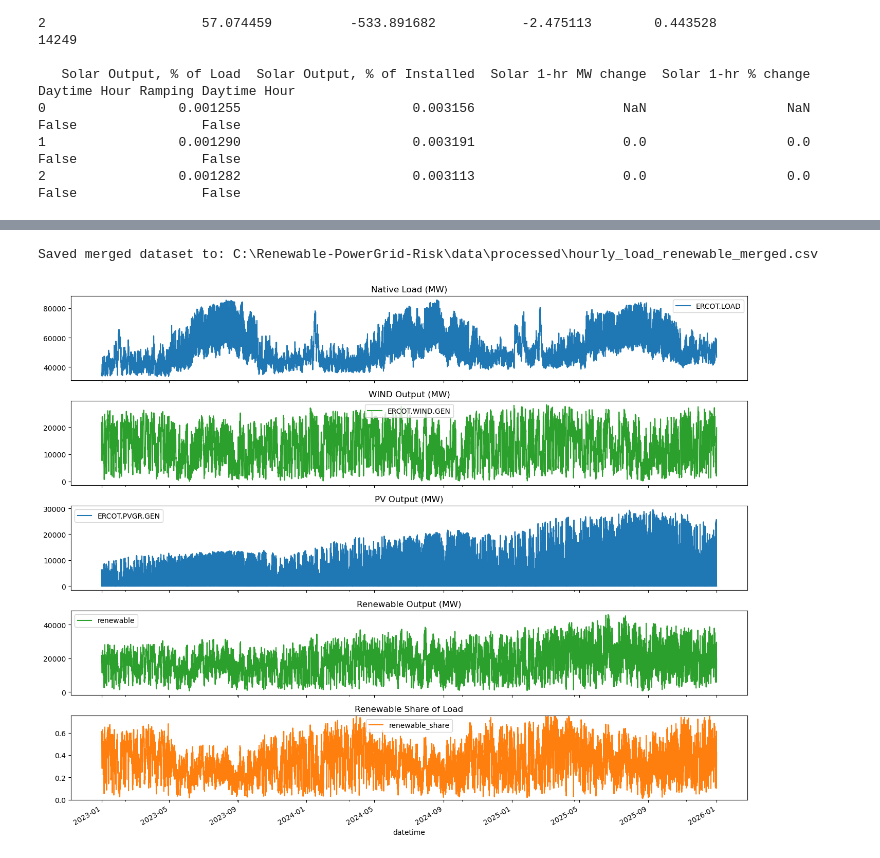
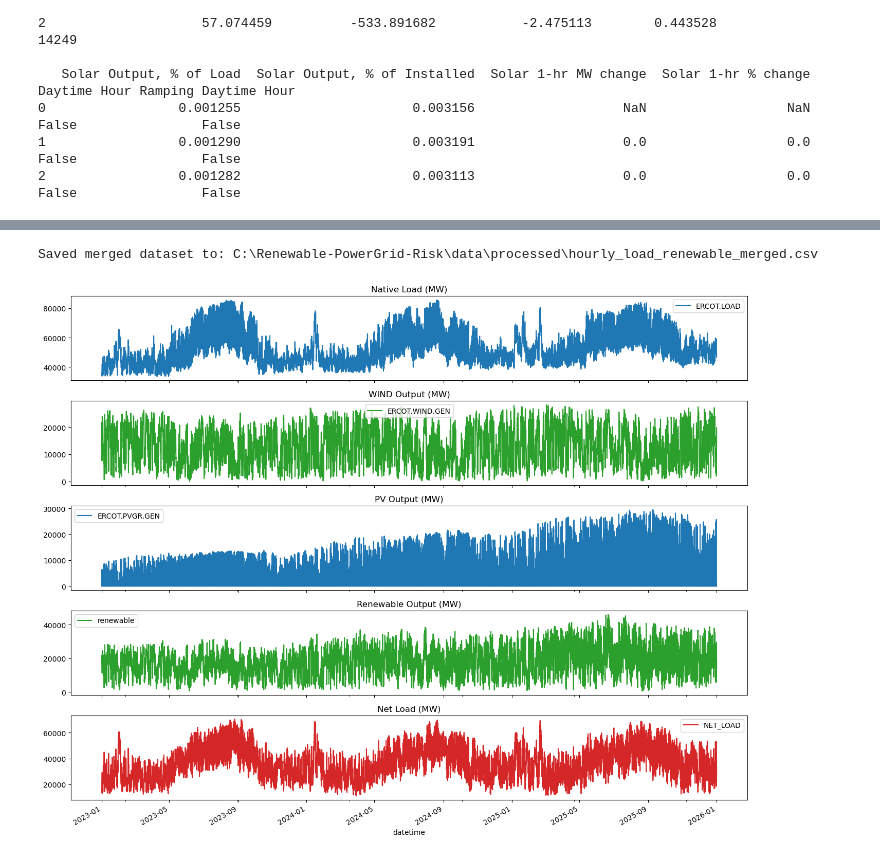
Before and after one commit to kylezlin-hub/Renewable-PowerGrid-Risk, a Jupyter notebook: notebooks/data_exploration.ipynb, the cells around one changed output, grey strips where cells are left out. Saved outputs shown, nothing was run; the diff lists cells and outputs as text; code cells hidden in the pictures.

```diff
--- a/notebooks/data_exploration.ipynb
+++ b/notebooks/data_exploration.ipynb
@@ -110,6 +94,7 @@ df['hour'] = df['datetime'].dt.hour
 df['month'] = df['datetime'].dt.month
 df['renewable']= (df['ERCOT.WIND.GEN'] + df['ERCOT.PVGR.GEN'])
 df['renewable_share'] = df['renewable'] / df['ERCOT.LOAD']
+df['NET_LOAD'] = df['ERCOT.LOAD'] - df['renewable']
 
 display(df.describe(include='all', datetime_is_numeric=True).T)
 
@@ -118,8 +103,8 @@ df.plot(x='datetime', y='ERCOT.LOAD', ax=axes[0], title='Native Load (MW)')
 df.plot(x='datetime', y='ERCOT.WIND.GEN', ax=axes[1], title='WIND Output (MW)', color='tab:green')
 df.plot(x='datetime', y='ERCOT.PVGR.GEN', ax=axes[2], title='PV Output (MW)', color='tab:blue')
 df.plot(x='datetime', y='renewable', ax=axes[3], title='Renewable Output (MW)', color='tab:green')
-df.plot(x='datetime', y='renewable_share', ax=axes[4], title='Renewable Share of Load', color='tab:orange')
-axes[4].set_ylim(0, min(1.2, np.nanmax(df['renewable_share']) if len(df) else 1.0))
+df.plot(x='datetime', y='NET_LOAD', ax=axes[4], title='Net Load (MW)', color='tab:red')
+#axes[4].set_ylim(0, min(1.2, np.nanmax(df['NET_LOAD']) if len(df) else 1.0))
 plt.tight_layout()
 
 out_path = PROCESSED_DIR / 'hourly_load_renewable_merged.csv'
@@ -146,2 +131,2 @@ print('Saved merged dataset to:', out_path)
 Saved merged dataset to: C:\Renewable-PowerGrid-Risk\data\processed\hourly_load_renewable_merged.csv
-[figure, old version]
+[figure, new version]
```
Also changed, not shown: parts of 4 cells of this notebook, 2 other files.
